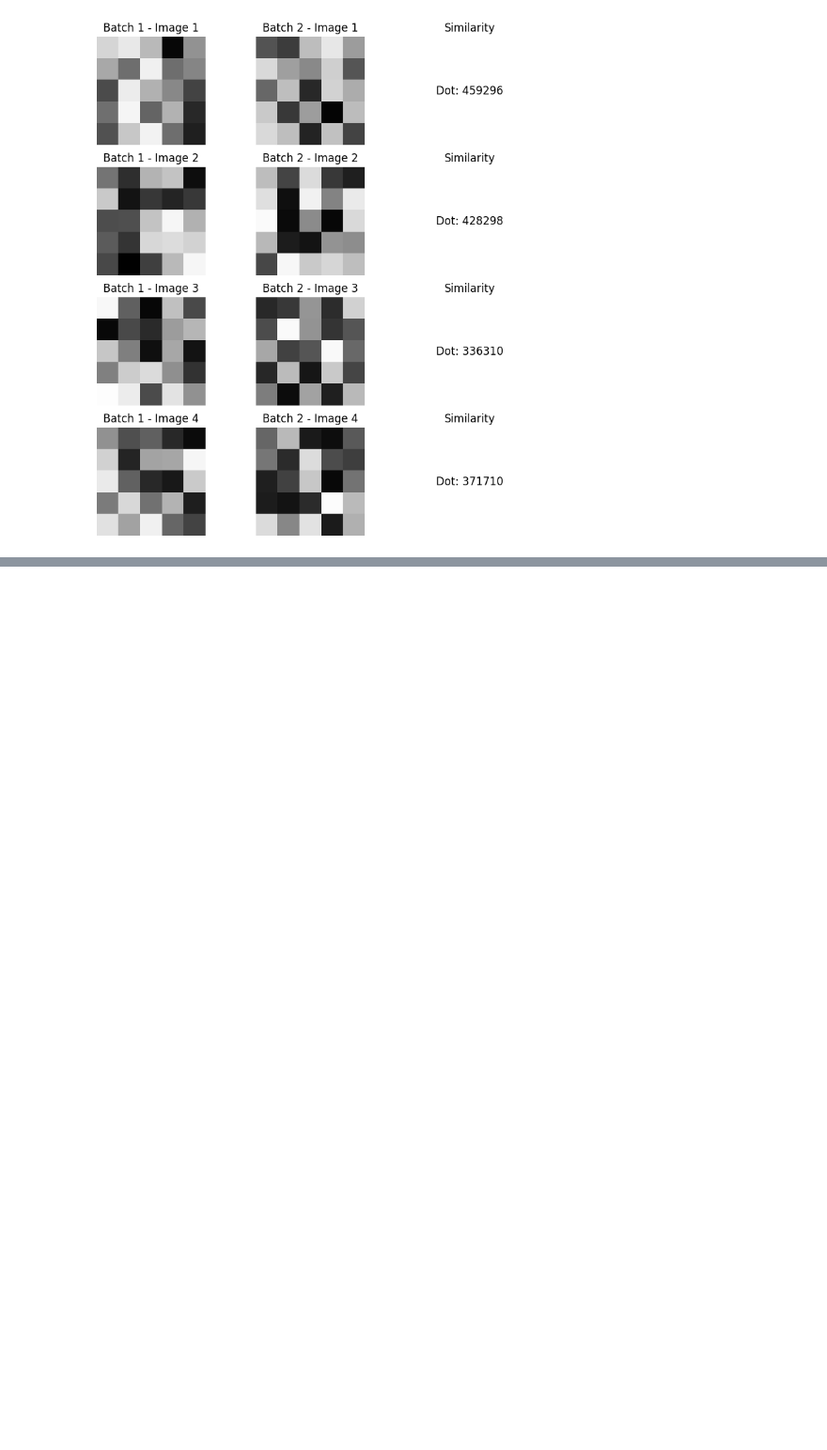
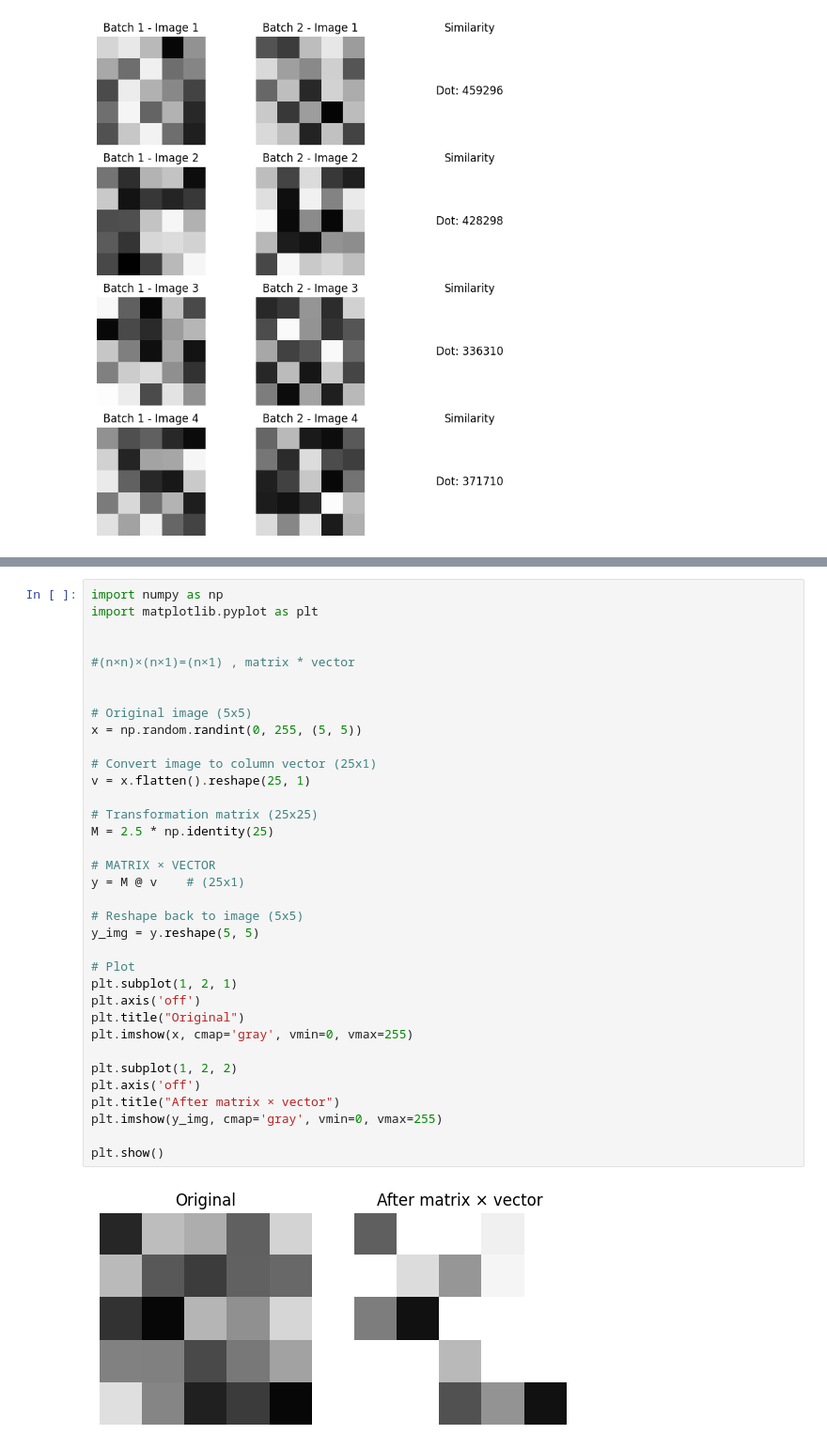
Before and after one commit to sandula-sanchana/ML, a Jupyter notebook: day2/day2.ipynb, the cells around one changed output, grey strips where cells are left out. Shown at 94% size. Cells and saved outputs as stored; diff of their text form; blank space fills up the shorter version.

Commit message:
matrix * vector flattend img

```diff
--- a/day2/day2.ipynb
+++ b/day2/day2.ipynb
@@ -225,0 +240,37 @@ Dot product similarities: [459296 428298 336310 371710]
+# %%
+import numpy as np
+import matplotlib.pyplot as plt
+
+
+#(n×n)×(n×1)=(n×1) , matrix * vector
+
+
+# Original image (5x5)
+x = np.random.randint(0, 255, (5, 5))
+
+# Convert image to column vector (25x1)
+v = x.flatten().reshape(25, 1)
+
+# Transformation matrix (25x25)
+M = 2.5 * np.identity(25)
+
+# MATRIX × VECTOR
+y = M @ v    # (25x1)
+
+# Reshape back to image (5x5)
+y_img = y.reshape(5, 5)
+
+# Plot
+plt.subplot(1, 2, 1)
+plt.axis('off')
+plt.title("Original")
+plt.imshow(x, cmap='gray', vmin=0, vmax=255)
+
+plt.subplot(1, 2, 2)
+plt.axis('off')
+plt.title("After matrix × vector")
+plt.imshow(y_img, cmap='gray', vmin=0, vmax=255)
+
+plt.show()
+# %% [output]
+[figure, added]
```
Also changed, not shown: parts of 1 cell of this notebook.
